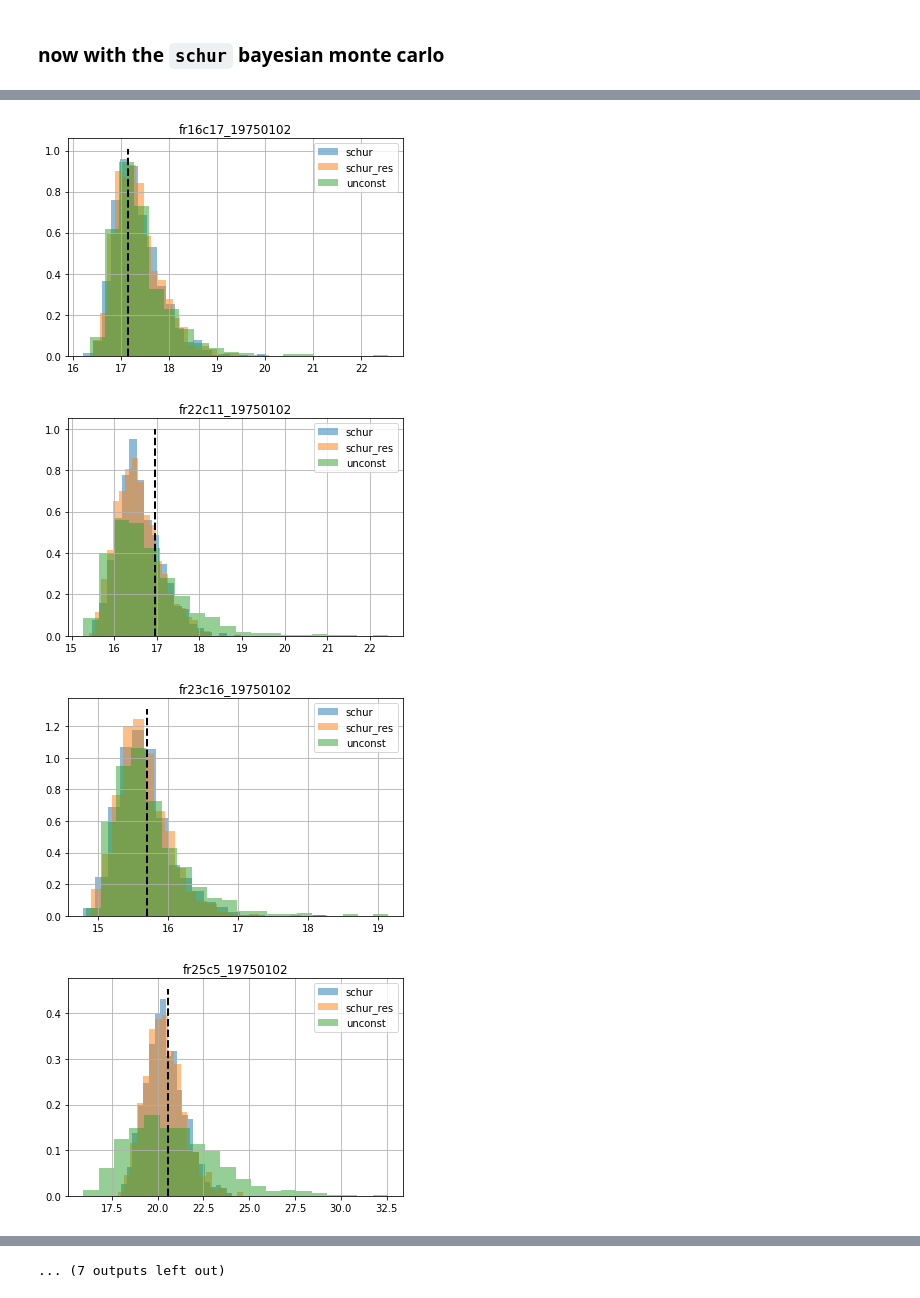
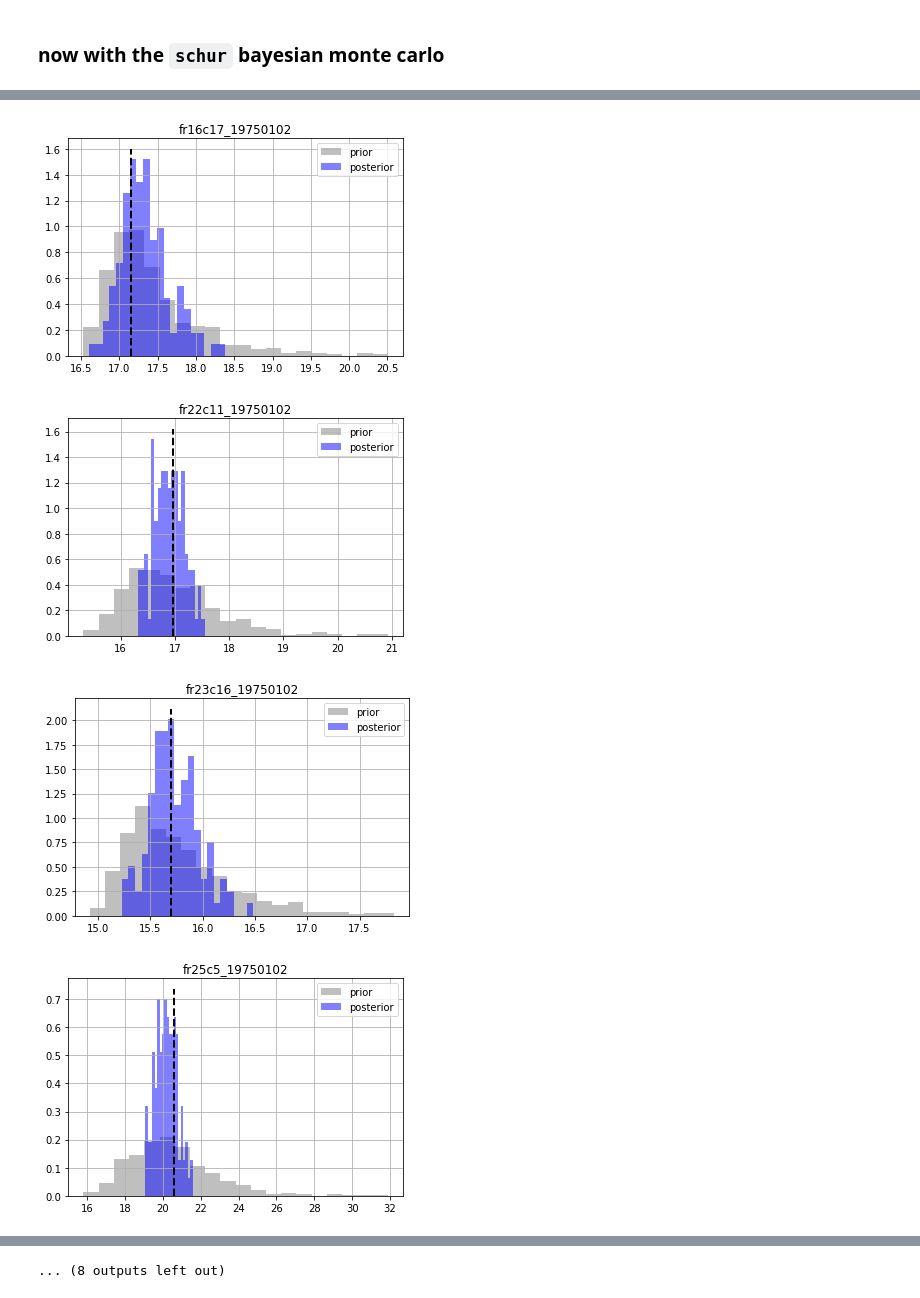
Before and after one commit to mnfienen/GW1876, a Jupyter notebook: activities/freyberg_pilot_points_advanced_monte_carlo/freyberg_pilot_points_advanced_monte_carlo.ipynb, the cells around one changed output, grey strips where cells are left out. Cells and saved outputs as stored; diff of their text form; code cells hidden in the pictures.

Commit message:
more sync'ing across the pilot point notebooks, added truth plots to k_and_r_mc, fleshed out the ies notebook a little more

```diff
--- a/activities/freyberg_pilot_points_advanced_monte_carlo/freyberg_pilot_points_advanced_monte_carlo.ipynb
+++ b/activities/freyberg_pilot_points_advanced_monte_carlo/freyberg_pilot_points_advanced_monte_carlo.ipynb
@@ -85,0 +142,4 @@ mc.jco.df()
+# %%
+pst.control_data.noptmax = 0
+pst.write(os.path.join(working_dir,pst_name.replace(".pst",".final.pst")))
+pyemu.helpers.run("pestpp {0}".format(pst_name.replace(".pst",".final.pst")),cwd=working_dir)
@@ -165,13 +220,0 @@ slave:sweep freyberg_pp.pst /h localhost:4004 in ../slave_9
-# %%
-sc = pyemu.Schur(jco=os.path.join(working_dir,pst_name.replace(".pst",".jcb")))
-sc.pst.parrep(os.path.join(working_dir,pst_name.replace(".pst",".parb")))
-sc.pst.adjust_weights_resfile()
-mc = pyemu.MonteCarlo(pst=pst,parcov=sc.posterior_parameter)
-mc.draw(num_reals=1000, enforce_bounds="reset",how='gaussian')
-mc.parensemble.to_csv(os.path.join(working_dir,"sweep_in.schur_res.csv"))
-pst.pestpp_options["sweep_output_csv_file"] = "sweep_out.schur_res.csv"
-pst.pestpp_options["sweep_parameter_csv_file"] = "sweep_in.schur_res.csv"
-pst.write(os.path.join(working_dir,pst_name))
-os.chdir(working_dir)
-pyemu.helpers.start_slaves('.',"sweep",pst_name,num_slaves=10,master_dir='.')
-os.chdir("..")
@@ -197,7 +220,0 @@ for tag in tags:
-# %%
-ax = plt.subplot(111)
-for tag,df in zip(tags,dfs):
-    df.phi.hist(ax=ax,bins=20,alpha=0.5,normed=True,label=tag)
-#ax.set_xlim(0,2500)
-plt.legend()
-plt.show()
@@ -206,5 +220,0 @@ plt.show()
-# %%
-for tag,df in zip(tags,dfs):
-    ax = df.phi.hist(bins=20)
-    ax.set_title(tag)
-    plt.show()
@@ -215,9 +221,18 @@ for tag,df in zip(tags,dfs):
 # %%
+df_unconst = pd.read_csv(os.path.join(working_dir,"sweep_out.unconst.csv"))
+df_unconst.columns = [c.lower() for c in df_unconst.columns]
+df_schur = pd.read_csv(os.path.join(working_dir,"sweep_out.schur.csv"))
+df_schur.columns = [c.lower() for c in df_schur.columns]
+
+acceptable_phi = 28.0
+ge_schur = df_schur.loc[df_schur.phi<acceptable_phi].index.values
+ge_unconst = df_unconst.loc[df_unconst.phi<acceptable_phi].index.values
+print("unconstrained good enough:{0}".format(len(ge_unconst)))
+print("schur good enough:{0}".format(len(ge_schur)))
 for forecast in mc.pst.forecast_names:
     ax = plt.subplot(111)
-    for tag,df in zip(tags,dfs):
-        #print(df.columns)
-        df.loc[:,forecast].hist(ax=ax,bins=20,alpha=0.5,normed=True,label=tag)
+    df_unconst.loc[:,forecast].hist(ax=ax,bins=20,alpha=0.5,color="0.5",normed=True,label="prior")
+    df_schur.loc[ge_schur,forecast].hist(ax=ax,bins=20,alpha=0.5,color="b",normed=True,label="posterior")
     ylim = ax.get_ylim()
     v = mc.pst.observation_data.loc[forecast,"obsval"]
     ax.plot([v,v],ylim,"k--",lw=2.0)
@@ -233,4 +250,4 @@ for forecast in mc.pst.forecast_names:
-[figure, old version]
+[figure, new version]
-[figure, old version]
+[figure, new version]
-[figure, old version]
+[figure, new version]
-[figure, old version]
+[figure, new version]
@@ -240 +256 @@ for forecast in mc.pst.forecast_names:
-... (7 outputs left out)
+... (8 outputs left out)
```
Also changed, not shown: parts of 24 cells of this notebook, 3 other files.
